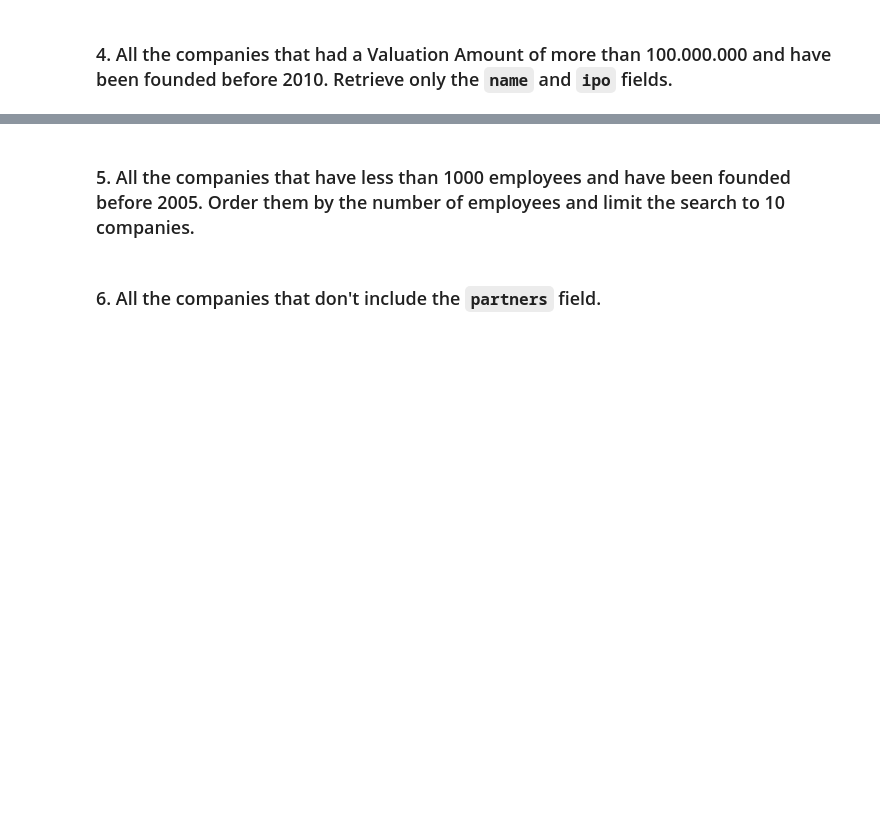
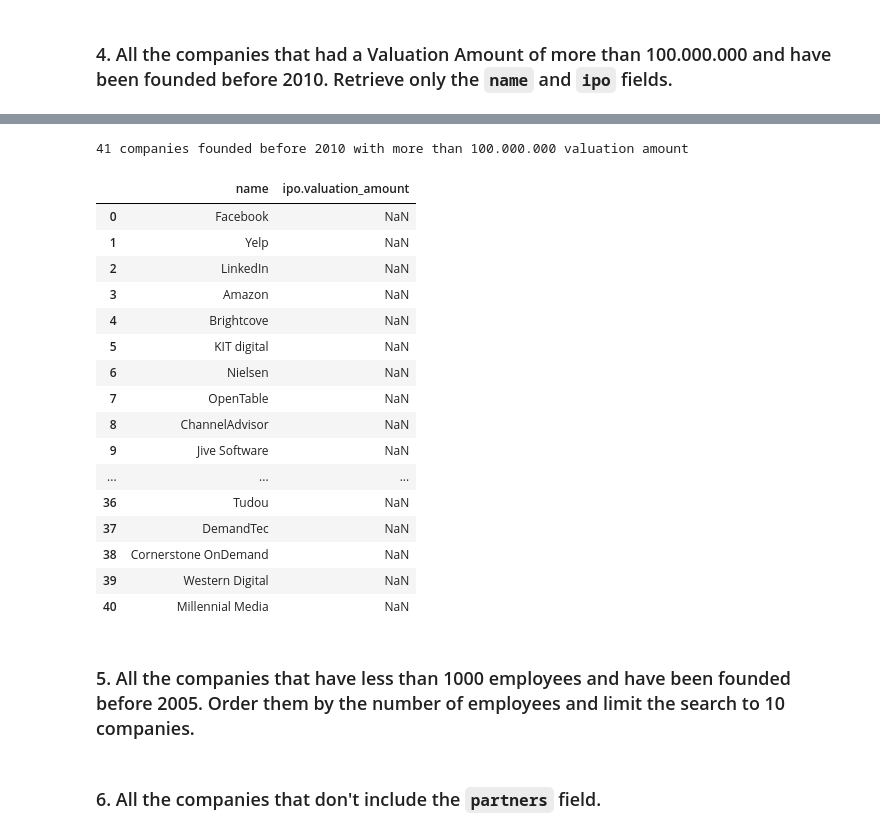
Before and after one commit to ironhack-labs/lab-advance-querying-mongo, a Jupyter notebook: starter_code/queries.ipynb, the cells around one changed output, grey strips where cells are left out. Drawn from its saved outputs; the diff is of its cells as text; code cells hidden in the pictures; blank space fills up the shorter version.

```diff
--- a/starter_code/queries.ipynb
+++ b/starter_code/queries.ipynb
@@ -13,0 +29,5 @@ NameError: name 'name' is not defined
+# %%
+# query_number for each cursor query
+query1 = companies.find({"name": "Babelgum"})
+for company in query1:
+    print(company["name"])
@@ -14,2 +36,7 @@ NameError: name 'name' is not defined
 # %% [markdown]
 ### 2. All the companies that have more than 5000 employees. Limit the search to 20 companies and sort them by **number of employees**.
+# %%
+query2 = companies.find({'number_of_employees':{'$gt':5000}}).limit(20).sort('number_of_employees')
+for company in query2:
+    print(company['name'],':', company['number_of_employees'],'employees')
+# duda: quería ordenar en orden descendente con ('number_of_employees':-1) como visto en documentación, pero me sale syntaxis error
@@ -16,2 +87,8 @@ NameError: name 'name' is not defined
 # %% [markdown]
 ### 3. All the companies founded between 2000 and 2005, both years included. Retrieve only the `name` and `founded_year` fileds.
+# %%
+query3 = companies.find({'founded_year':{'$gte':2000,'$lte': 2005 }}).sort('founded_year')
+for company in query3:
+    print(company['name'],'founded in', company['founded_year'])
+# duda: quería imprimir el número de elementos encontrados en la query/cursor, con len no funciona
+# mirando la documentación, he intentado con query.count() pero se queda pillado.
@@ -18,2 +139,6 @@ NameError: name 'name' is not defined
 # %% [markdown]
 ### 4. All the companies that had a Valuation Amount of more than 100.000.000 and have been founded before 2010. Retrieve only the `name` and `ipo` fields.
+# %%
+query4 = companies.find({'$and': [{'ipo.valuation_amount':{'$gt': 100000000 }},{'founded_year':{'$lte': 2010 }}]},{ 'name': 1,'ipo.valuation_amount': 1, '_id': 0 })
+for company in query4:
+    print(company['name'],'valuated', company['ipo']['valuation_amount'])
@@ -20,3 +163,30 @@ NameError: name 'name' is not defined
+# %%
+query4 = companies.find({'$and': [{'ipo.valuation_amount':{'$gt': 100000000 }},{'founded_year':{'$lte': 2010 }}]},{ 'name': 1,'ipo.valuation_amount': 1, '_id': 0 })
+for company in query4:
+    query4 = pd.DataFrame(data=query4, columns=['name', 'ipo.valuation_amount'],index=None)
+
+print(len(query4),'companies founded before 2010 with more than 100.000.000 valuation amount')
+display(query4)
+# duda: ¿Por qué con Pandas no me salen los valores igual que en mi query anterior?
+# %% [output]
+41 companies founded before 2010 with more than 100.000.000 valuation amount
+|  | name | ipo.valuation_amount |
+| 0 | Facebook | NaN |
+| 1 | Yelp | NaN |
+| 2 | LinkedIn | NaN |
+| 3 | Amazon | NaN |
+| 4 | Brightcove | NaN |
+| 5 | KIT digital | NaN |
+| 6 | Nielsen | NaN |
+| 7 | OpenTable | NaN |
+| 8 | ChannelAdvisor | NaN |
+| 9 | Jive Software | NaN |
+| ... | ... | ... |
+| 36 | Tudou | NaN |
+| 37 | DemandTec | NaN |
+| 38 | Cornerstone OnDemand | NaN |
+| 39 | Western Digital | NaN |
+| 40 | Millennial Media | NaN |
 # %% [markdown]
 ### 5. All the companies that have less than 1000 employees and have been founded before 2005. Order them by the number of employees and limit the search to 10 companies.
 # %% [markdown]
```
Also changed, not shown: parts of 10 cells of this notebook, 1 other file.
